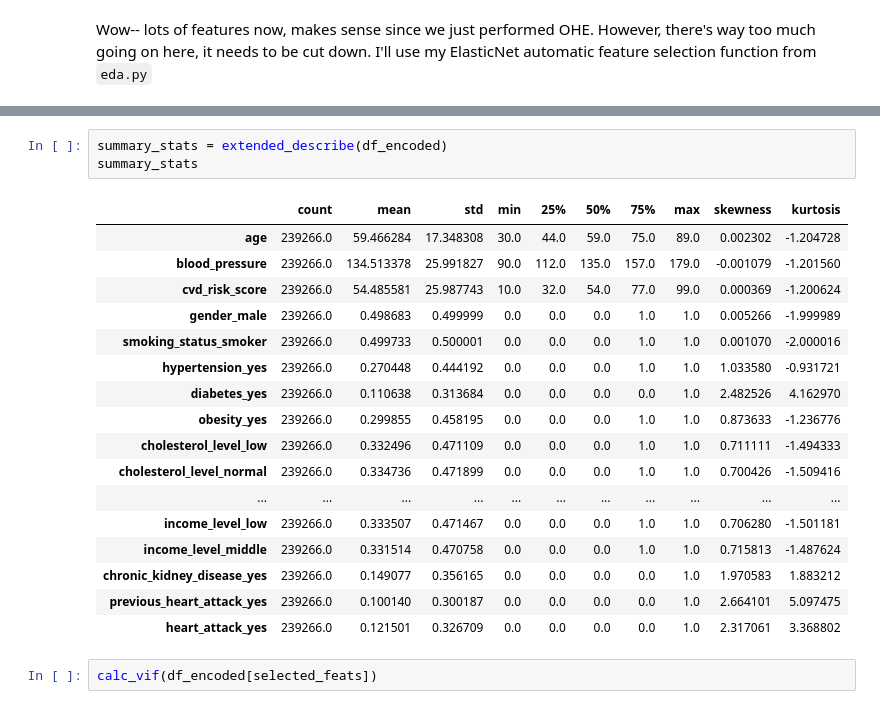
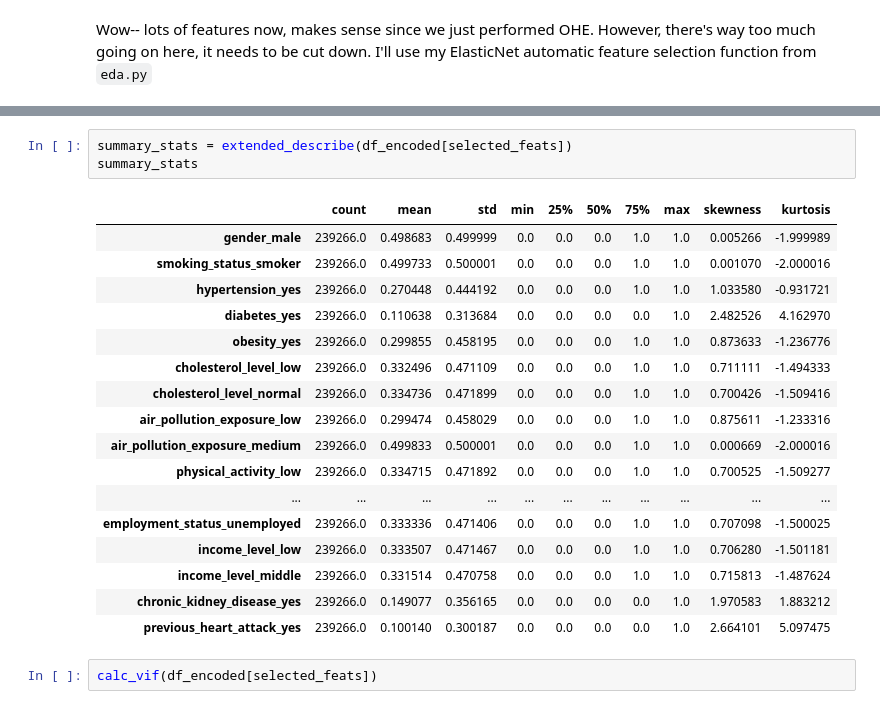
Before and after one commit to andrewsarracini/DS_Tutorials, a Jupyter notebook: Tutorials/synthetic_gen2.0.ipynb, the cells around one changed output, grey strips where cells are left out. Drawn from its saved outputs; the diff is of its cells as text.

```diff
--- a/Tutorials/synthetic_gen2.0.ipynb
+++ b/Tutorials/synthetic_gen2.0.ipynb
@@ -127,13 +127,10 @@ Final Selected Features:
  -0.02299049 -0.03447324 -0.03725344 -0.03572684 -0.03426956 -0.01830587
  -0.01529224]
 # %%
-summary_stats = extended_describe(df_encoded)
+summary_stats = extended_describe(df_encoded[selected_feats])
 summary_stats
 # %% [output]
 |  | count | mean | std | min | 25% | 50% | 75% | max | skewness | kurtosis |
-| age | 239266.0 | 59.466284 | 17.348308 | 30.0 | 44.0 | 59.0 | 75.0 | 89.0 | 0.002302 | -1.204728 |
-| blood_pressure | 239266.0 | 134.513378 | 25.991827 | 90.0 | 112.0 | 135.0 | 157.0 | 179.0 | -0.001079 | -1.201560 |
-| cvd_risk_score | 239266.0 | 54.485581 | 25.987743 | 10.0 | 32.0 | 54.0 | 77.0 | 99.0 | 0.000369 | -1.200624 |
 | gender_male | 239266.0 | 0.498683 | 0.499999 | 0.0 | 0.0 | 0.0 | 1.0 | 1.0 | 0.005266 | -1.999989 |
 | smoking_status_smoker | 239266.0 | 0.499733 | 0.500001 | 0.0 | 0.0 | 0.0 | 1.0 | 1.0 | 0.001070 | -2.000016 |
 | hypertension_yes | 239266.0 | 0.270448 | 0.444192 | 0.0 | 0.0 | 0.0 | 1.0 | 1.0 | 1.033580 | -0.931721 |
@@ -141,12 +138,15 @@ summary_stats
 | obesity_yes | 239266.0 | 0.299855 | 0.458195 | 0.0 | 0.0 | 0.0 | 1.0 | 1.0 | 0.873633 | -1.236776 |
 | cholesterol_level_low | 239266.0 | 0.332496 | 0.471109 | 0.0 | 0.0 | 0.0 | 1.0 | 1.0 | 0.711111 | -1.494333 |
 | cholesterol_level_normal | 239266.0 | 0.334736 | 0.471899 | 0.0 | 0.0 | 0.0 | 1.0 | 1.0 | 0.700426 | -1.509416 |
+| air_pollution_exposure_low | 239266.0 | 0.299474 | 0.458029 | 0.0 | 0.0 | 0.0 | 1.0 | 1.0 | 0.875611 | -1.233316 |
+| air_pollution_exposure_medium | 239266.0 | 0.499833 | 0.500001 | 0.0 | 0.0 | 0.0 | 1.0 | 1.0 | 0.000669 | -2.000016 |
+| physical_activity_low | 239266.0 | 0.334715 | 0.471892 | 0.0 | 0.0 | 0.0 | 1.0 | 1.0 | 0.700525 | -1.509277 |
 | ... | ... | ... | ... | ... | ... | ... | ... | ... | ... | ... |
+| employment_status_unemployed | 239266.0 | 0.333336 | 0.471406 | 0.0 | 0.0 | 0.0 | 1.0 | 1.0 | 0.707098 | -1.500025 |
 | income_level_low | 239266.0 | 0.333507 | 0.471467 | 0.0 | 0.0 | 0.0 | 1.0 | 1.0 | 0.706280 | -1.501181 |
 | income_level_middle | 239266.0 | 0.331514 | 0.470758 | 0.0 | 0.0 | 0.0 | 1.0 | 1.0 | 0.715813 | -1.487624 |
 | chronic_kidney_disease_yes | 239266.0 | 0.149077 | 0.356165 | 0.0 | 0.0 | 0.0 | 0.0 | 1.0 | 1.970583 | 1.883212 |
 | previous_heart_attack_yes | 239266.0 | 0.100140 | 0.300187 | 0.0 | 0.0 | 0.0 | 0.0 | 1.0 | 2.664101 | 5.097475 |
-| heart_attack_yes | 239266.0 | 0.121501 | 0.326709 | 0.0 | 0.0 | 0.0 | 0.0 | 1.0 | 2.317061 | 3.368802 |
 # %%
 calc_vif(df_encoded[selected_feats])
 # %% [output]
```
Also changed, not shown: parts of 5 cells of this notebook, 5 other files.
